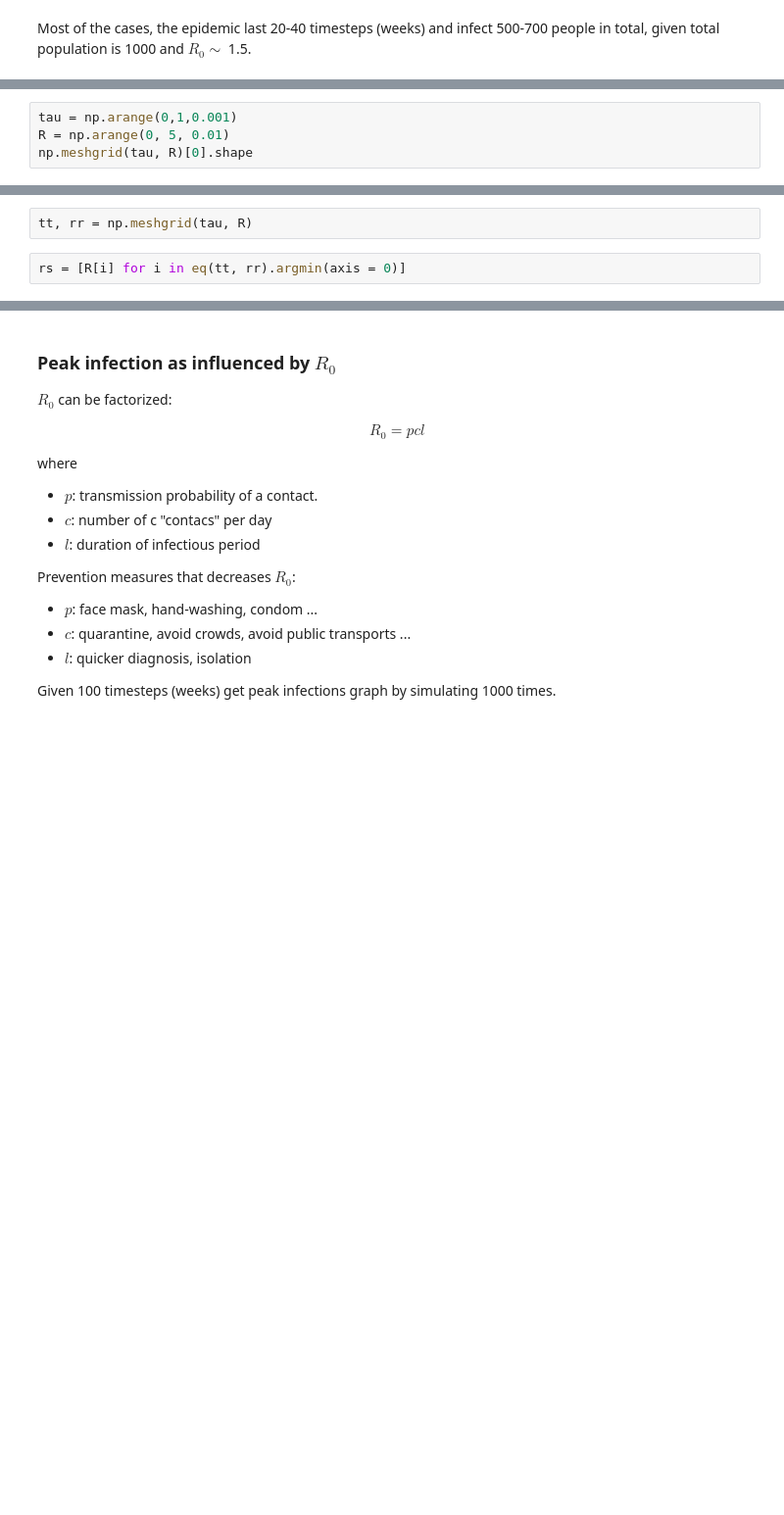
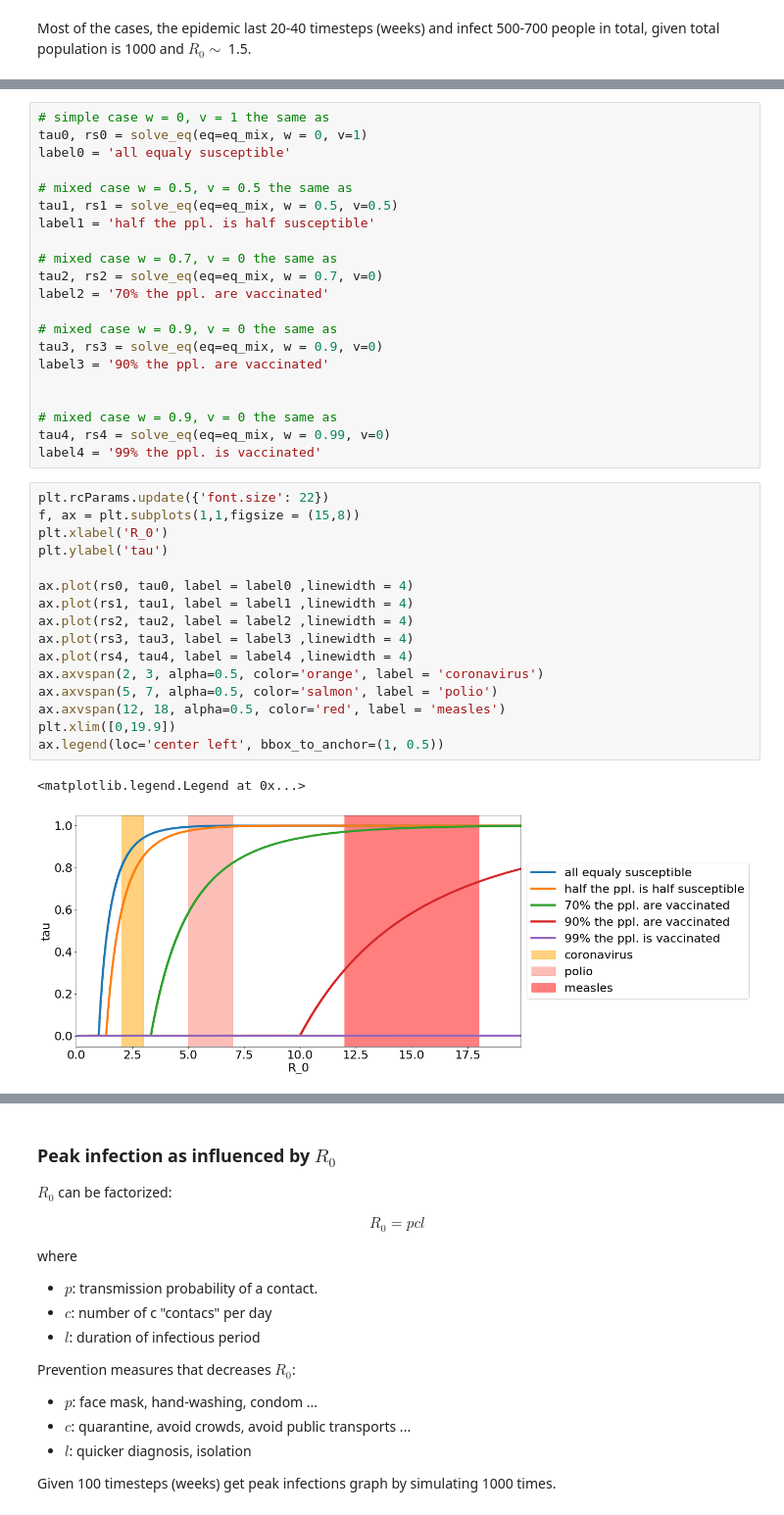
Before and after one commit to shuyi-li/hobby, a Jupyter notebook: Epidemiology Simulation.ipynb, the cells around one changed output, grey strips where cells are left out. Shown: that part at 98% size. Drawn from its saved outputs; the diff is of its cells as text; blank space fills up the shorter version.

Commit message:
added vaccination and mixed susceptibility in population

```diff
--- a/Epidemiology Simulation.ipynb
+++ b/Epidemiology Simulation.ipynb
@@ -106,4 +102,0 @@ def eq(tau, R):
-# %%
-tau = np.arange(0,1,0.001)
-R = np.arange(0, 5, 0.01)
-np.meshgrid(tau, R)[0].shape
@@ -112,4 +102,0 @@ np.meshgrid(tau, R)[0].shape
-# %%
-tt, rr = np.meshgrid(tau, R)
-# %%
-rs = [R[i] for i in eq(tt, rr).argmin(axis = 0)]
@@ -124,0 +129,40 @@ Text(0, 0.5, 'tau')
+# %%
+# simple case w = 0, v = 1 the same as
+tau0, rs0 = solve_eq(eq=eq_mix, w = 0, v=1)
+label0 = 'all equaly susceptible'
+
+# mixed case w = 0.5, v = 0.5 the same as
+tau1, rs1 = solve_eq(eq=eq_mix, w = 0.5, v=0.5)
+label1 = 'half the ppl. is half susceptible'
+
+# mixed case w = 0.7, v = 0 the same as
+tau2, rs2 = solve_eq(eq=eq_mix, w = 0.7, v=0)
+label2 = '70% the ppl. are vaccinated'
+
+# mixed case w = 0.9, v = 0 the same as
+tau3, rs3 = solve_eq(eq=eq_mix, w = 0.9, v=0)
+label3 = '90% the ppl. are vaccinated'
+
+
+# mixed case w = 0.9, v = 0 the same as
+tau4, rs4 = solve_eq(eq=eq_mix, w = 0.99, v=0)
+label4 = '99% the ppl. is vaccinated'
+# %%
+plt.rcParams.update({'font.size': 22})
+f, ax = plt.subplots(1,1,figsize = (15,8))
+plt.xlabel('R_0')
+plt.ylabel('tau')
+
+ax.plot(rs0, tau0, label = label0 ,linewidth = 4)
+ax.plot(rs1, tau1, label = label1 ,linewidth = 4)
+ax.plot(rs2, tau2, label = label2 ,linewidth = 4)
+ax.plot(rs3, tau3, label = label3 ,linewidth = 4)
+ax.plot(rs4, tau4, label = label4 ,linewidth = 4)
+ax.axvspan(2, 3, alpha=0.5, color='orange', label = 'coronavirus')
+ax.axvspan(5, 7, alpha=0.5, color='salmon', label = 'polio')
+ax.axvspan(12, 18, alpha=0.5, color='red', label = 'measles')
+plt.xlim([0,19.9])
+ax.legend(loc='center left', bbox_to_anchor=(1, 0.5))
+# %% [output]
+<matplotlib.legend.Legend at 0x...>
+[figure, added]
```
Also changed, not shown: parts of 11 cells of this notebook.
